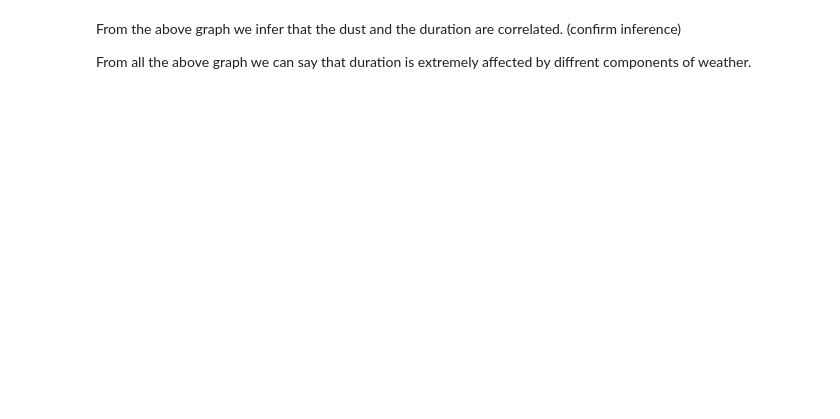
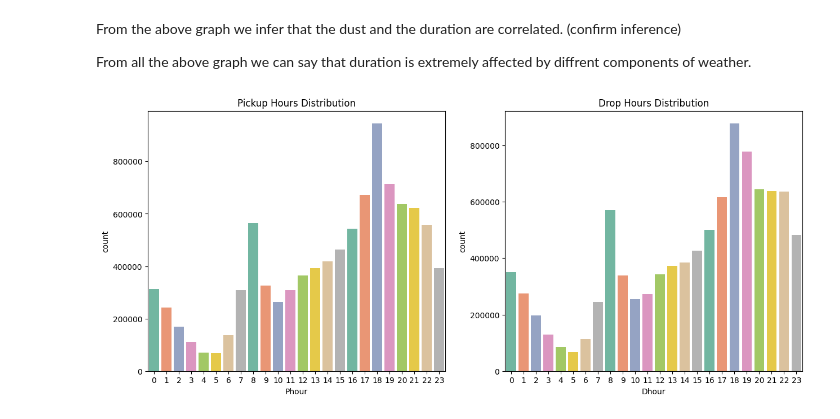
Before and after one commit to dp2292/CP01-Data-Alchemists, a Jupyter notebook: CP01.ipynb, the cells around one changed output. Drawn from its saved outputs; the diff is of its cells as text; code cells hidden in the pictures; blank space fills up the shorter version.

```diff
--- a/CP01.ipynb
+++ b/CP01.ipynb
@@ -129,3 +127,12 @@ sns.pointplot(x="Duration", y="Dust", data=df1, palette=sns.color_palette("Set2"
 From the above graph we infer that the dust and the duration are correlated. (confirm inference)
 
 From all the above graph we can say that duration is extremely affected by diffrent components of weather.
+# %%
+figure, ax =plt.subplots(1,2, figsize = (15,6))
+sns.countplot(data = df1, x ="Phour",ax=ax[0], palette = sns.color_palette("Set2")).set(
+    title = "Pickup Hours Distribution");
+sns.countplot(data = df1, x ="Dhour",ax = ax[1], palette = sns.color_palette("Set2")).set(
+    title = "Drop Hours Distribution");
+figure.show()
+# %% [output]
+[figure, added]
```
Also changed, not shown: parts of 7 cells of this notebook.
